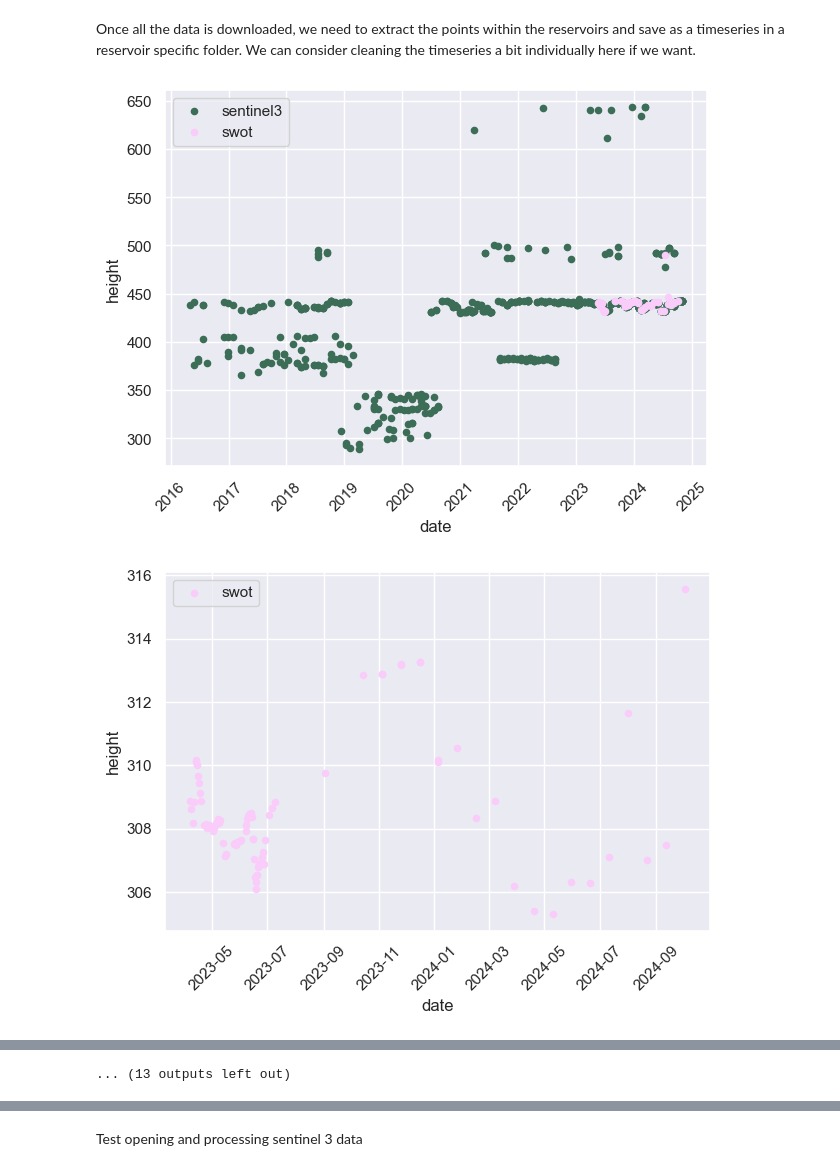
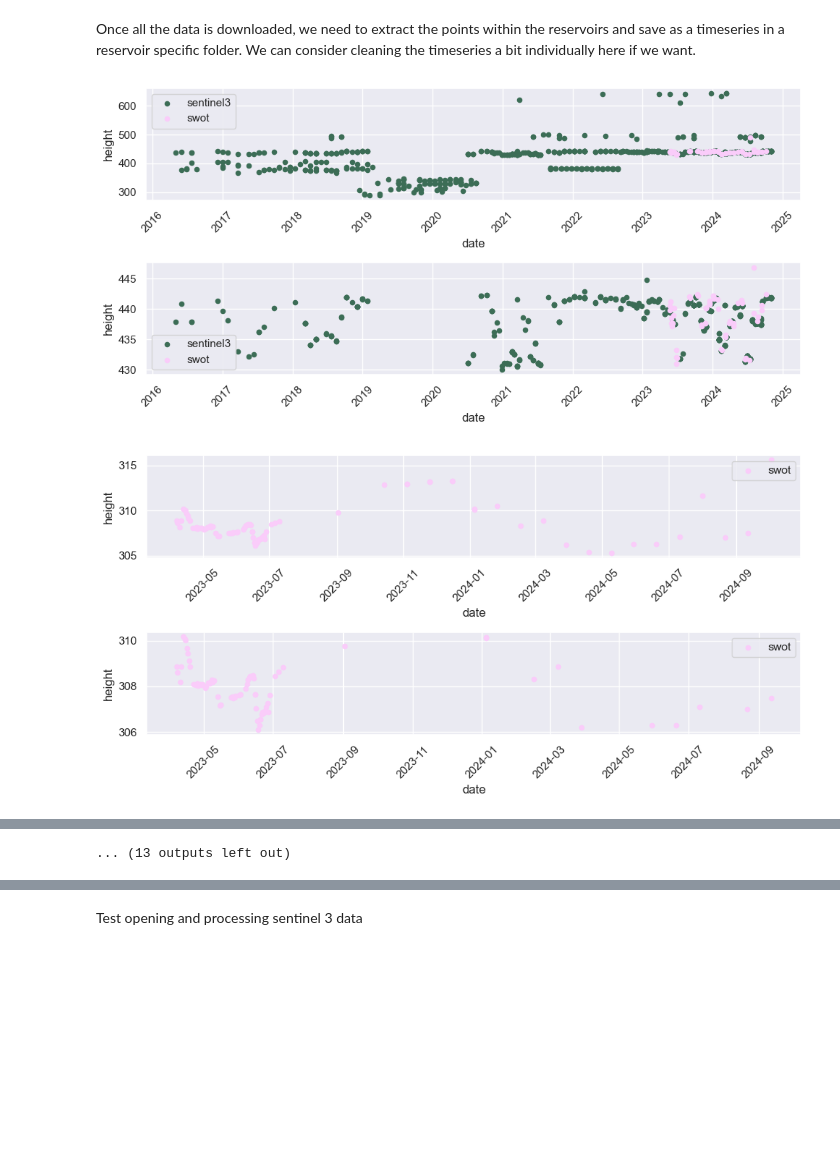
Before and after one commit to DHI/HydroEO, a Jupyter notebook: notebooks/project_test.ipynb, the cells around one changed output, grey strips where cells are left out. Saved outputs shown, nothing was run; the diff lists cells and outputs as text; code cells hidden in the pictures; blank space fills up the shorter version.

Commit message:
basc introduction of outlier filtering

```diff
--- a/notebooks/project_test.ipynb
+++ b/notebooks/project_test.ipynb
@@ -90,6 +90,7 @@ reservoirs.extract_product_timeseries(
 )  # this is defined from the config file
 # %%
 import seaborn as sns
+import numpy as np
 
 sns.set()
 from cmcrameri import cm
@@ -100,33 +101,54 @@ colors = {
     "sentinel3": cmap(1),
     "sentinel6": cmap(2),
     "swot": cmap(3),
 }
 
 for id in reservoirs.download_gdf.dl_id:
     df = reservoirs.get_unfiltered_timeseries_by_id(id)
     df = df[["date", "height", "platform", "product"]]
 
     # simple sanity check
     df = df.loc[df.height > 0]
     df = df.loc[df.height < 8000]
 
-    fig, ax = plt.subplots()
+    fig, main_ax = plt.subplots(2, 1, figsize=(10, 5))
 
+    ax = main_ax[0]
+    for platform in df.platform.unique():
+        df.loc[df.platform == platform].plot(
+            ax=ax,
+            x="date",
+            y="height",
+            c=colors[platform],
+            kind="scatter",
+            label=platform,
+        )
+
+    ax.legend()
+    ax.tick_params(axis="x", rotation=45)
+
+    # calculate standard deviation and remove obvious outliers
+    med = np.median(df.height)
+    abs_dev = np.abs(df.height - med)
+    mad = np.median(abs_dev)
+    df = df.loc[abs_dev < 3 * mad]
+
+    ax = main_ax[1]
     for platform in df.platform.unique():
         df.loc[df.platform == platform].plot(
             ax=ax,
             x="date",
             y="height",
             c=colors[platform],
             kind="scatter",
             label=platform,
         )
 
     ax.legend()
     ax.tick_params(axis="x", rotation=45)
 
     fig.tight_layout()
     plt.show()
 # %% [output]
-[figure, old version]
+[figure, new version]
-[figure, old version]
+[figure, new version]
```
Also changed, not shown: parts of 2 cells of this notebook, 4 other files.
